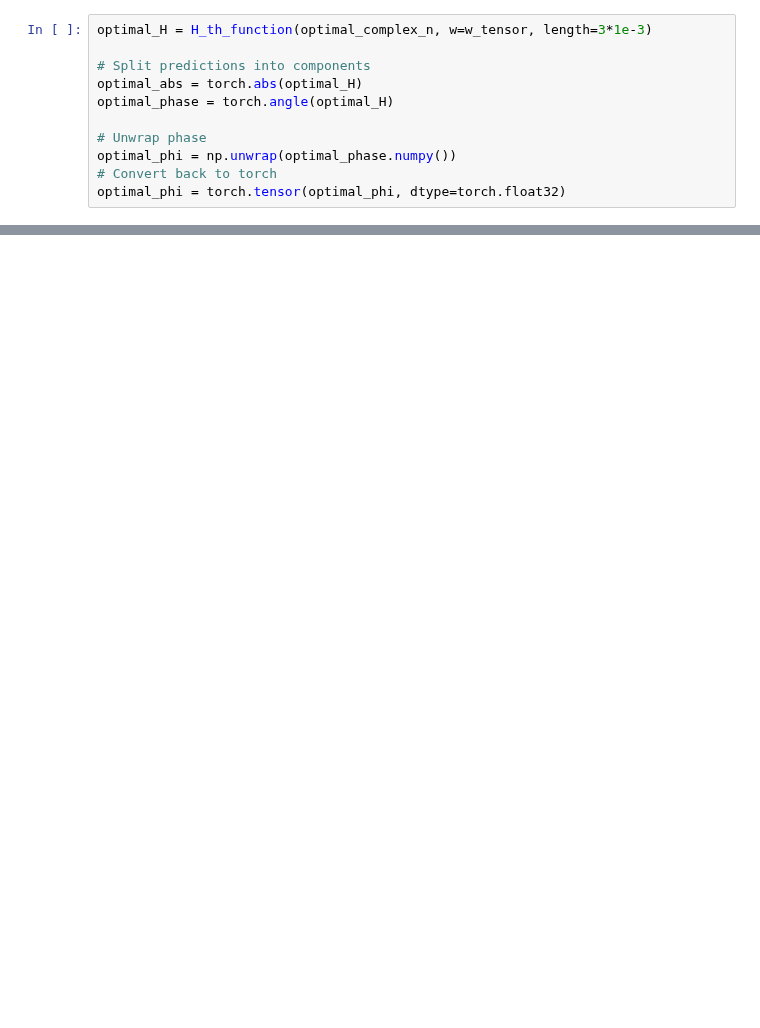
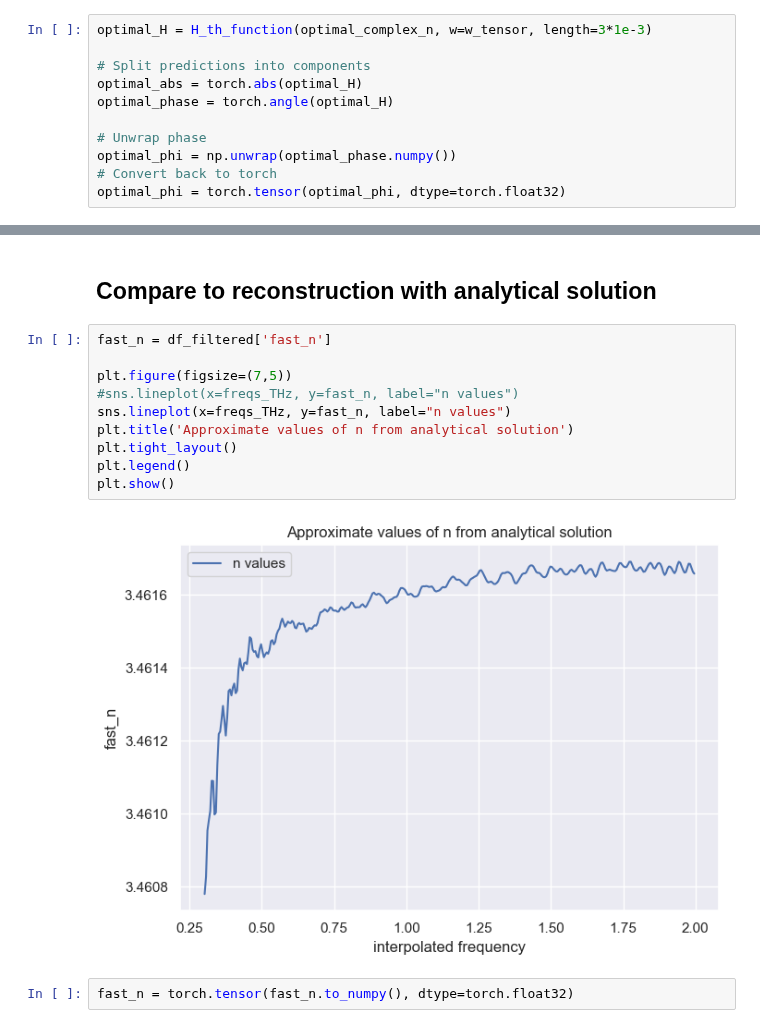
Before and after one commit to tls54/THz-TDS, a Jupyter notebook: PINNs/Back_propagation/experimental_data_testing.ipynb, the cells around one changed output, grey strips where cells are left out. Cells and saved outputs as stored; diff of their text form; blank space fills up the shorter version.

```diff
--- a/PINNs/Back_propagation/experimental_data_testing.ipynb
+++ b/PINNs/Back_propagation/experimental_data_testing.ipynb
@@ -198,0 +197,16 @@ plot_comparison(freqs_THz, H_values, phi_values, optimal_abs, optimal_phi)
+# %% [markdown]
+## Compare to reconstruction with analytical solution
+# %%
+fast_n = df_filtered['fast_n']
+
+plt.figure(figsize=(7,5))
+#sns.lineplot(x=freqs_THz, y=fast_n, label="n values")
+sns.lineplot(x=freqs_THz, y=fast_n, label="n values")
+plt.title('Approximate values of n from analytical solution')
+plt.tight_layout()
+plt.legend()
+plt.show()
+# %% [output]
+[figure, added]
+# %%
+fast_n = torch.tensor(fast_n.to_numpy(), dtype=torch.float32)
```
Also changed, not shown: parts of 29 cells of this notebook, 5 other files.
